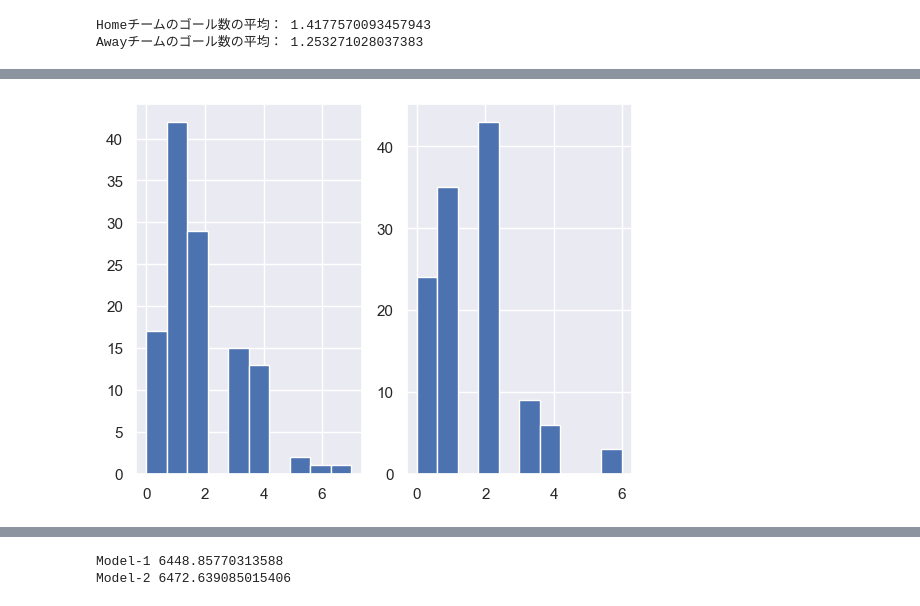
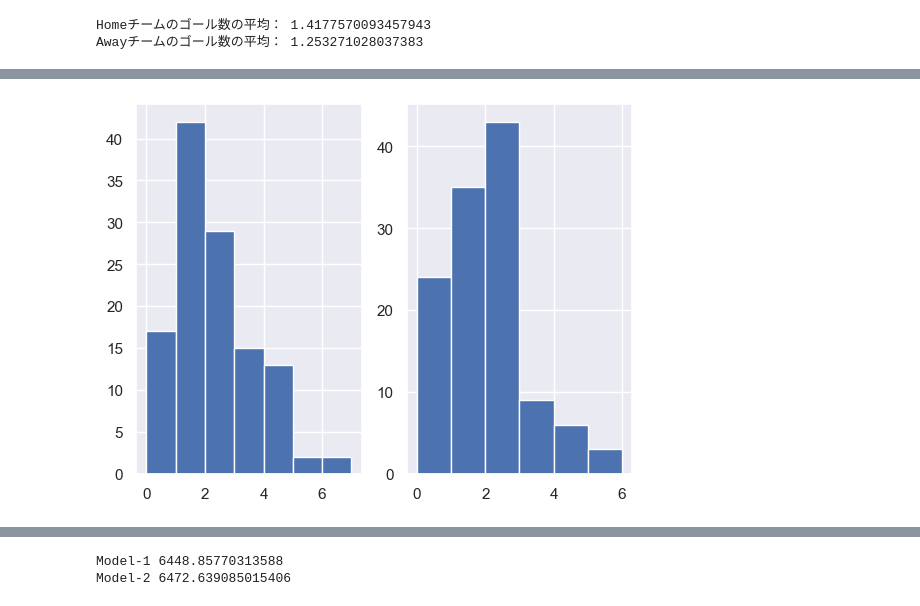
Before and after one commit to S-Y-code/dsdev, a Jupyter notebook: Lesson11_Simulation/課題7：サッカーの試合結果の予測.ipynb, the cells around one changed output, grey strips where cells are left out. Cells and saved outputs as stored; diff of their text form; code cells hidden in the pictures.

```diff
--- a/Lesson11_Simulation/課題7：サッカーの試合結果の予測.ipynb
+++ b/Lesson11_Simulation/課題7：サッカーの試合結果の予測.ipynb
@@ -57,10 +81,10 @@ data_Ur_Away=data.query("Away=='Urawind'")["Away_Goals"]
 # %%
 fig,axes=plt.subplots(1,2)
-axes[0].hist(data_Ur_Home)
-axes[1].hist(data_Ur_Away)
+axes[0].hist(data_Ur_Home,bins=7)
+axes[1].hist(data_Ur_Away,bins=6)
 plt.show()
 # %% [output]
-[figure, old version]
+[figure, new version]
 # %%
 data_Ka_Home=data.query("Home=='Kashirama'")["Home_Goals"]
 data_Ka_Away=data.query("Away=='Kashirama'")["Away_Goals"]
```
Also changed, not shown: parts of 12 cells of this notebook.
